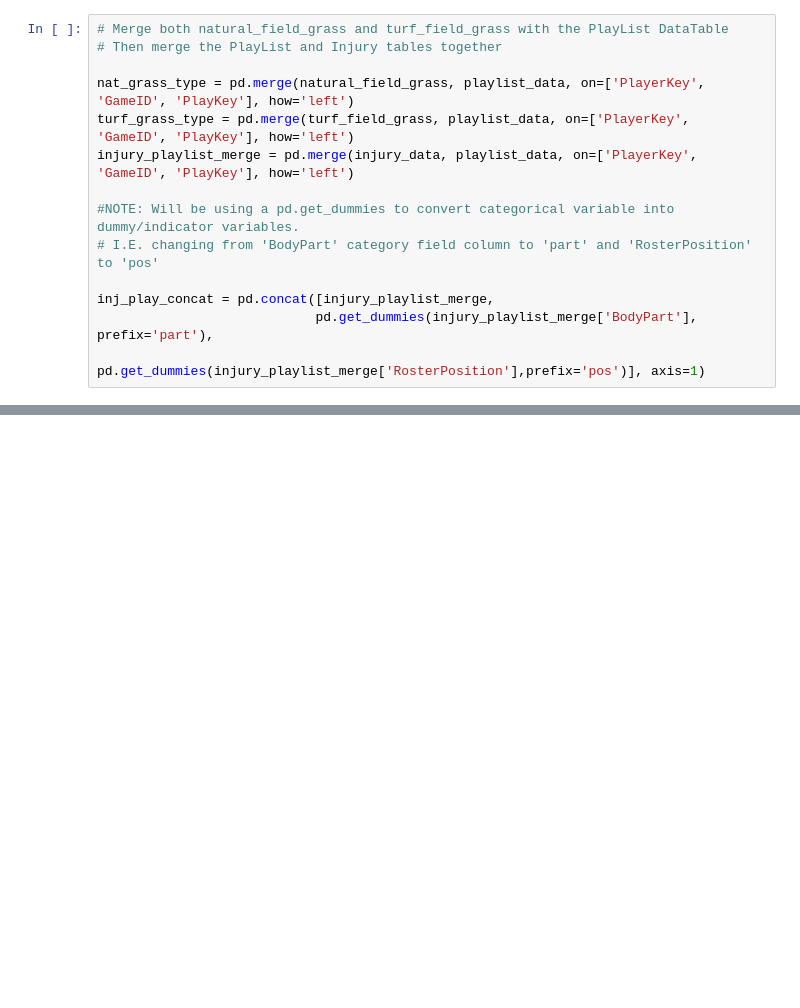
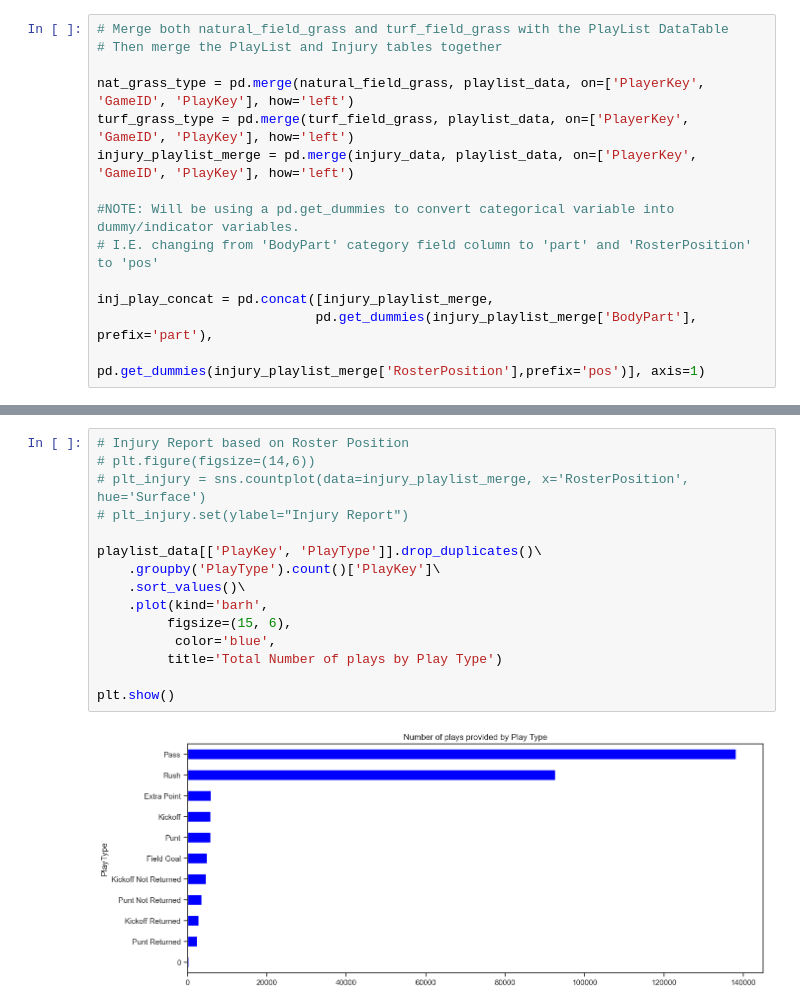
Before and after one commit to davisdw/NFL_Penalty_Injury_-_Draft_Data_Prediction, a Jupyter notebook: nfl_injury_data.ipynb, the cells around one changed output, grey strips where cells are left out. Saved outputs shown, nothing was run; the diff lists cells and outputs as text; blank space fills up the shorter version.

```diff
--- a/nfl_injury_data.ipynb
+++ b/nfl_injury_data.ipynb
@@ -119,0 +253,17 @@ inj_play_concat.sample(sample_size)
+# %%
+# Injury Report based on Roster Position
+# plt.figure(figsize=(14,6))
+# plt_injury = sns.countplot(data=injury_playlist_merge, x='RosterPosition', hue='Surface')
+# plt_injury.set(ylabel="Injury Report")
+
+playlist_data[['PlayKey', 'PlayType']].drop_duplicates()\
+    .groupby('PlayType').count()['PlayKey']\
+    .sort_values()\
+    .plot(kind='barh',
+         figsize=(15, 6),
+          color='blue',
+         title='Total Number of plays by Play Type')
+
+plt.show()
+# %% [output]
+[figure, added]
```
Also changed, not shown: parts of 23 cells of this notebook, 1 other file.
